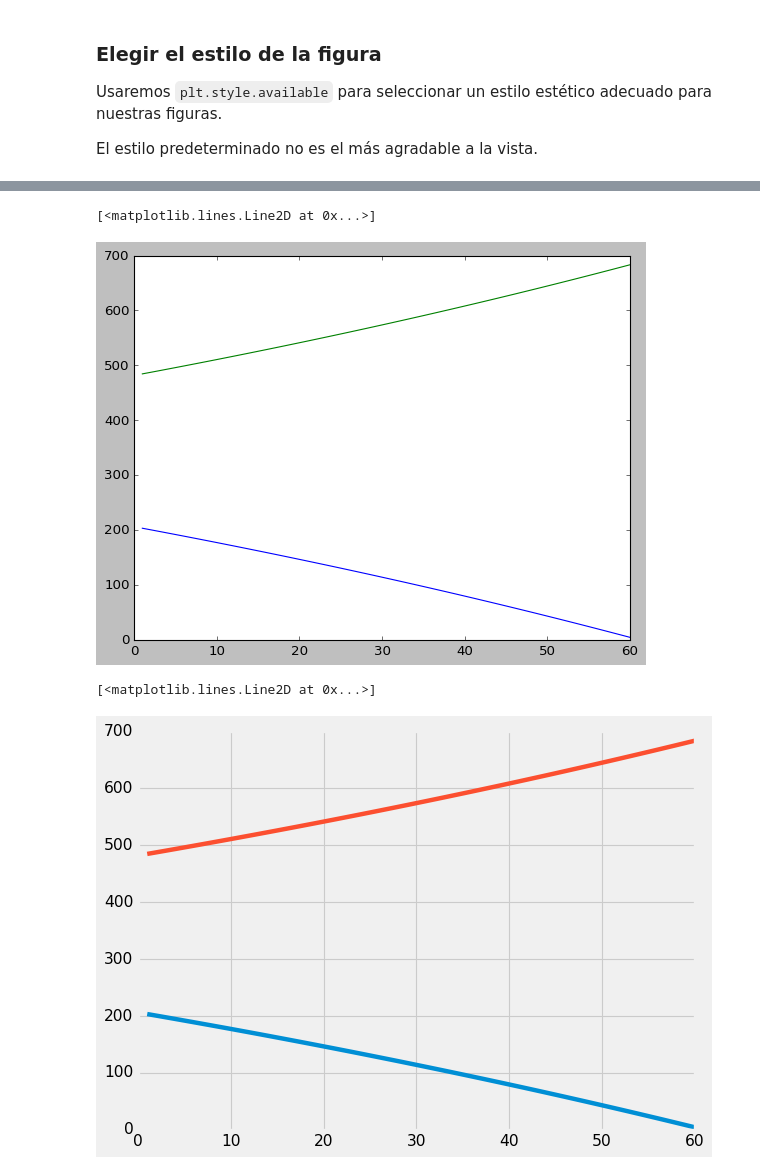
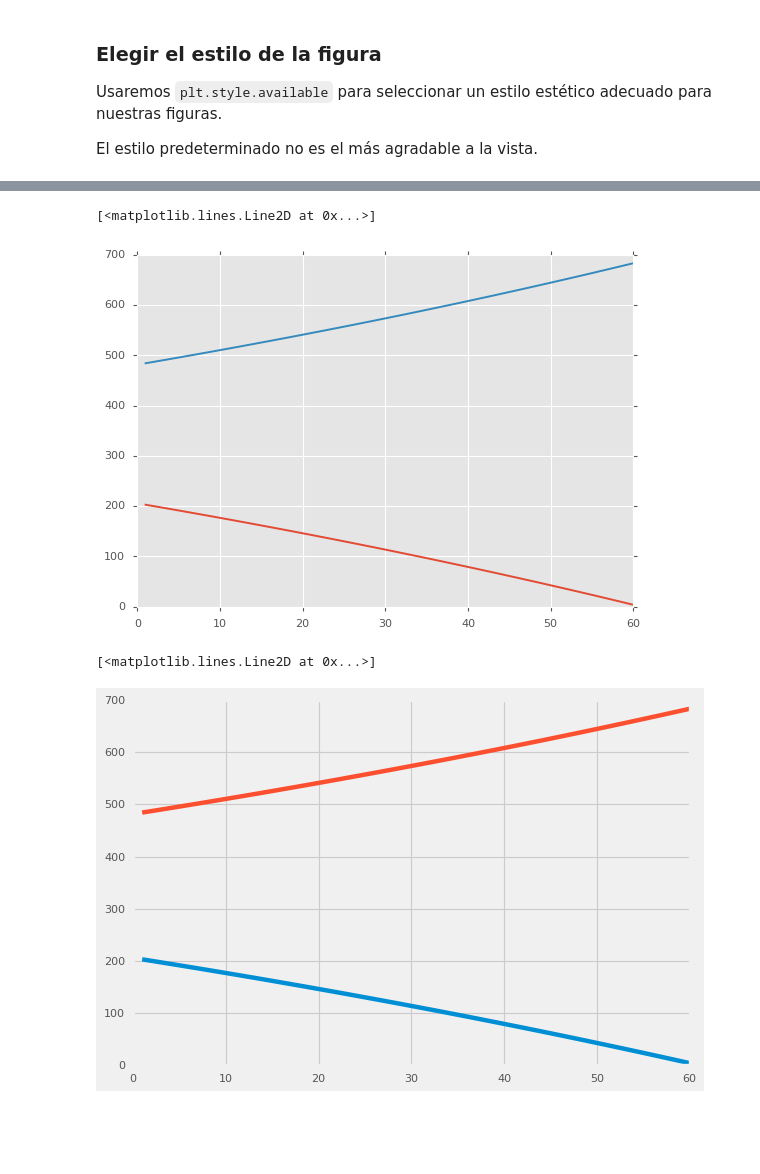
Before and after one commit to armanysys/advance-analytics-AI-ML-Python, a Jupyter notebook: Conceptos_Basicos_de_Matplotlib/Conceptos_Basicos_de_Matplotlib.ipynb, the cells around one changed output, grey strips where cells are left out. Saved outputs shown, nothing was run; the diff lists cells and outputs as text; code cells hidden in the pictures; blank space fills up the shorter version.

```diff
--- a/Conceptos_Basicos_de_Matplotlib/Conceptos_Basicos_de_Matplotlib.ipynb
+++ b/Conceptos_Basicos_de_Matplotlib/Conceptos_Basicos_de_Matplotlib.ipynb
@@ -145,13 +145,13 @@ plt.style.available
 # %%
 # Actualmente, estamos usando el gráfico predeterminado
 # por lo que esto no cambiará mucho nuestro gráfico
-plt.style.use('classic')
+plt.style.use('seaborn-v0_8-notebook')
 
 plt.plot(mes_numero, interes_pagado)
 plt.plot(mes_numero, capital_pagado)
 # %% [output]
 [<matplotlib.lines.Line2D at 0x...>]
-[figure, old version]
+[figure, new version]
 # %%
 plt.style.use('fivethirtyeight')
 
@@ -159,7 +159,7 @@ plt.plot(mes_numero, interes_pagado)
 plt.plot(mes_numero, capital_pagado)
 # %% [output]
 [<matplotlib.lines.Line2D at 0x...>]
-[figure, old version]
+[figure, new version]
 # %%
 plt.style.use('ggplot')
 
```
Also changed, not shown: parts of 4 cells of this notebook, 8 other files.
